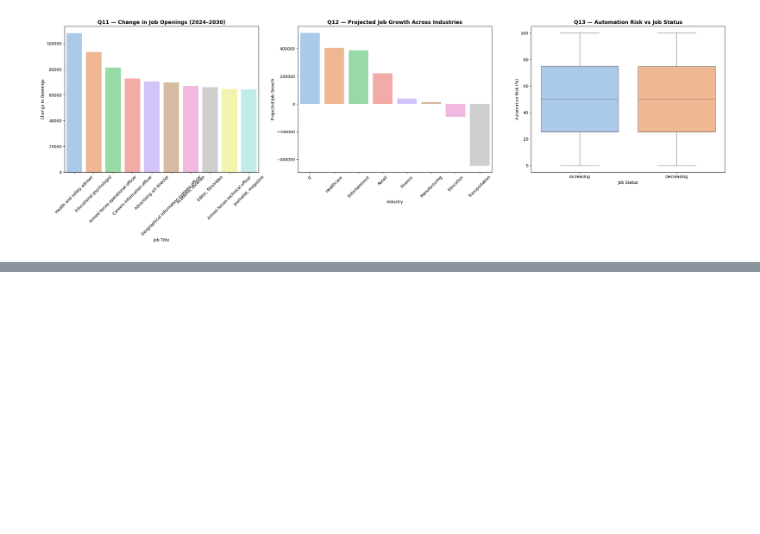
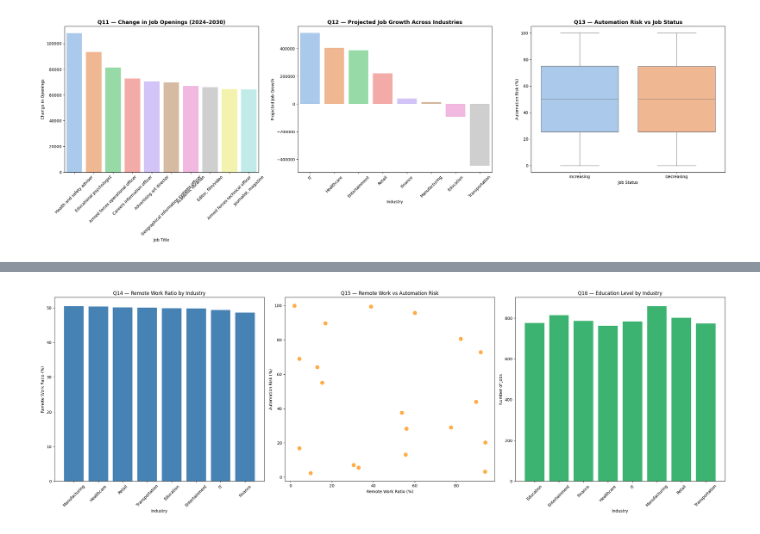
Before and after one commit to AJ0043/AI-Future-of-Jobs-Intelligence-Platform, a Jupyter notebook: AI_Adoption_&_Growth_Analysis.ipynb, the cells around one changed output, grey strips where cells are left out. Cells and saved outputs as stored; diff of their text form; code cells hidden in the pictures; blank space fills up the shorter version.

```diff
--- a/AI_Adoption_&_Growth_Analysis.ipynb
+++ b/AI_Adoption_&_Growth_Analysis.ipynb
@@ -2233,0 +2294,11 @@ plt.show()
+# %%
+# Q16. What education levels are most commonly required in Industry? #
+q16_data = (
+    EDA_ai_data
+    .groupby("Required Education")["Industry"]
+    .value_counts(normalize=True)
+    .sort_values(ascending=True)
+
+)
+
+q16_data
@@ -2233,0 +2329,65 @@ plt.show()
+# %%
+# ============================================================
+# Q14, Q15 & Q16 — Graphs Only
+# ============================================================
+
+fig, axes = plt.subplots(1, 3, figsize=(24, 8))
+
+
+# -----------------------------
+# Q14 — Remote Work by Industry
+# -----------------------------
+
+axes[0].bar(
+    q14_data.index,
+    q14_data.values,
+    color='steelblue'
+)
+
+axes[0].set_title('Q14 — Remote Work Ratio by Industry')
+axes[0].set_xlabel('Industry')
+axes[0].set_ylabel('Remote Work Ratio (%)')
+axes[0].tick_params(axis='x', rotation=45)
+
+
+# -----------------------------
+# Q15 — Remote Work vs Automation
+# -----------------------------
+
+axes[1].scatter(
+    q15_data['Remote Work Ratio (%)'],
+    q15_data['Automation Risk (%)'],
+    color='darkorange',
+    s=80,
+    alpha=0.7
+)
+
+axes[1].set_title('Q15 — Remote Work vs Automation Risk')
+axes[1].set_xlabel('Remote Work Ratio (%)')
+axes[1].set_ylabel('Automation Risk (%)')
+
+
+# -----------------------------
+# Q16 — Education by Industry
+# -----------------------------
+
+axes[2].bar(
+    q16_data['Industry'],
+    q16_data['Job Count'],
+    color='mediumseagreen'
+)
+
+axes[2].set_title('Q16 — Education Level by Industry')
+axes[2].set_xlabel('Industry')
+axes[2].set_ylabel('Number of Jobs')
+axes[2].tick_params(axis='x', rotation=45)
+
+
+# -----------------------------
+# Final Layout
+# -----------------------------
+
+plt.tight_layout()
+plt.show()
+# %% [output]
+[figure, added]
```
Also changed, not shown: parts of 16 cells of this notebook.
